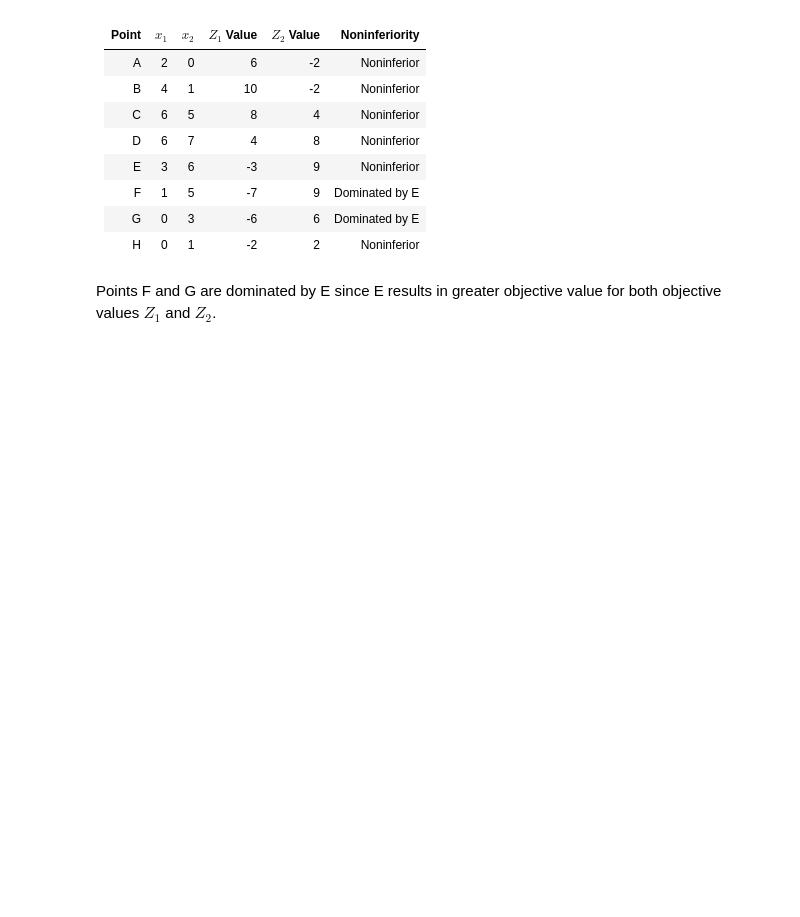
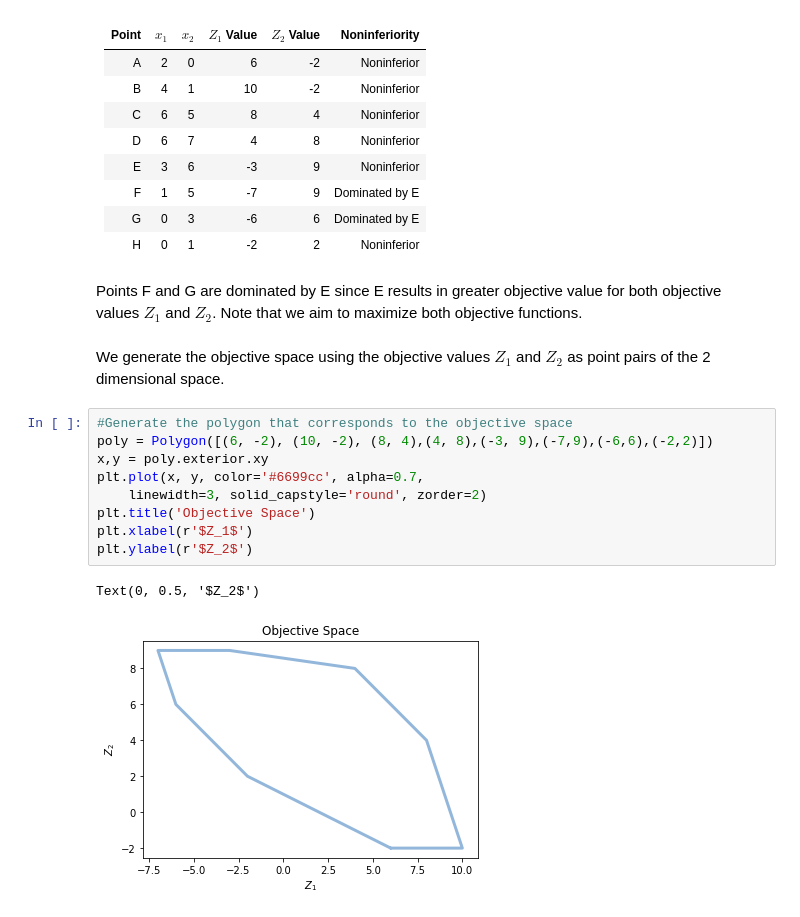
Before and after one commit to ekontou/CEE201, a Jupyter notebook: Multi-ObjectiveProblem.ipynb, the cells around one changed output. Drawn from its saved outputs; the diff is of its cells as text; blank space fills up the shorter version.

```diff
--- a/Multi-ObjectiveProblem.ipynb
+++ b/Multi-ObjectiveProblem.ipynb
@@ -87,4 +86,18 @@ We examine the value of the two objective function $Z_1$ and $Z_2$ at the 7 corn
 | G | 0 | 3 | -6 | 6 | Dominated by E |
 | H | 0 | 1 | -2 | 2 |Noninferior |
 # %% [markdown]
-Points F and G are dominated by E since E results in greater objective value for both objective values $Z_1$ and $Z_2$.
+Points F and G are dominated by E since E results in greater objective value for both objective values $Z_1$ and $Z_2$. Note that we aim to maximize both objective functions.
+# %% [markdown]
+We generate the objective space using the objective values $Z_1$ and $Z_2$ as point pairs of the 2 dimensional space.
+# %%
+#Generate the polygon that corresponds to the objective space
+poly = Polygon([(6, -2), (10, -2), (8, 4),(4, 8),(-3, 9),(-7,9),(-6,6),(-2,2)])
+x,y = poly.exterior.xy
+plt.plot(x, y, color='#6699cc', alpha=0.7,
+    linewidth=3, solid_capstyle='round', zorder=2)
+plt.title('Objective Space')
+plt.xlabel(r'$Z_1$')
+plt.ylabel(r'$Z_2$')
+# %% [output]
+Text(0, 0.5, '$Z_2$')
+[figure, added]
```
Also changed, not shown: parts of 7 cells of this notebook, 1 other file.
